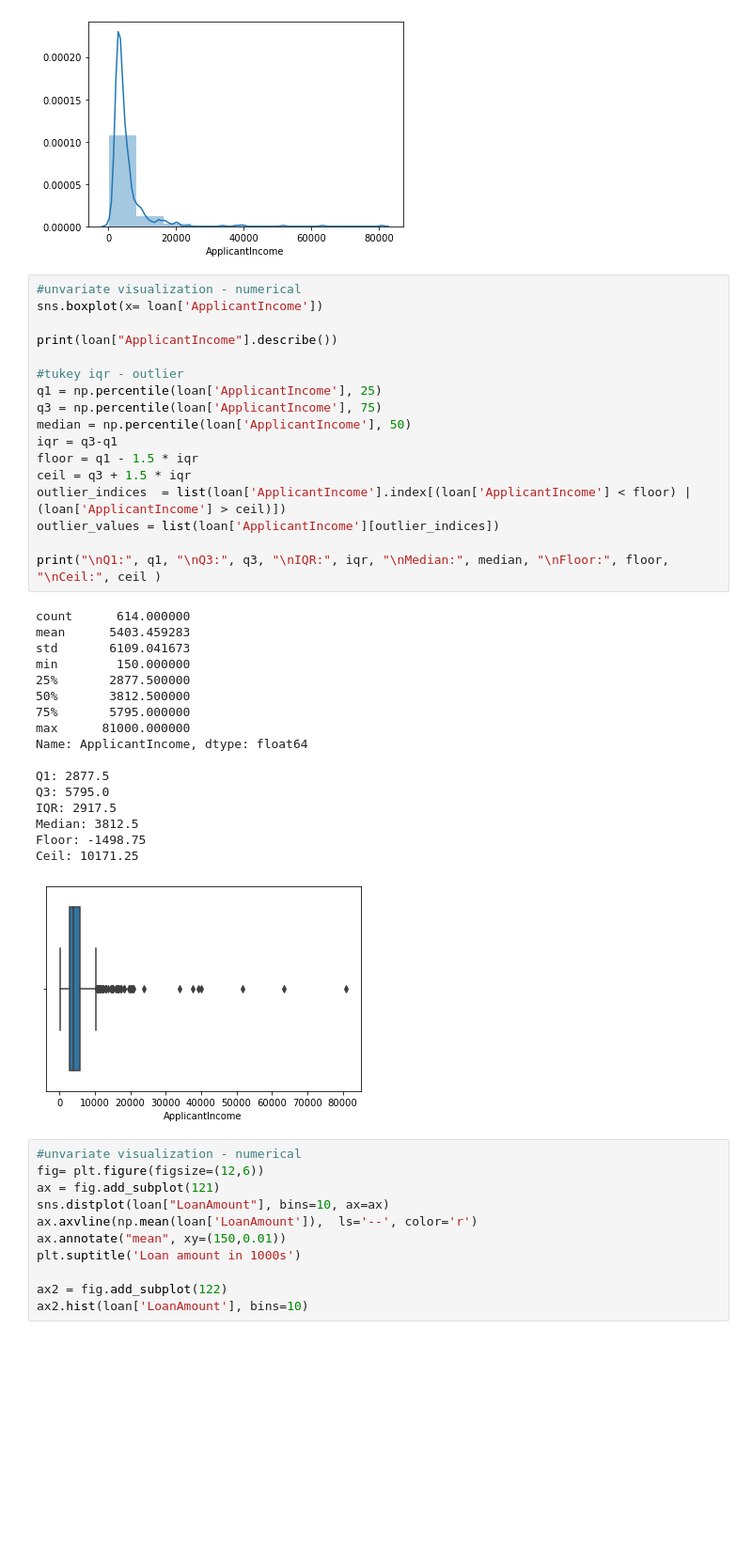
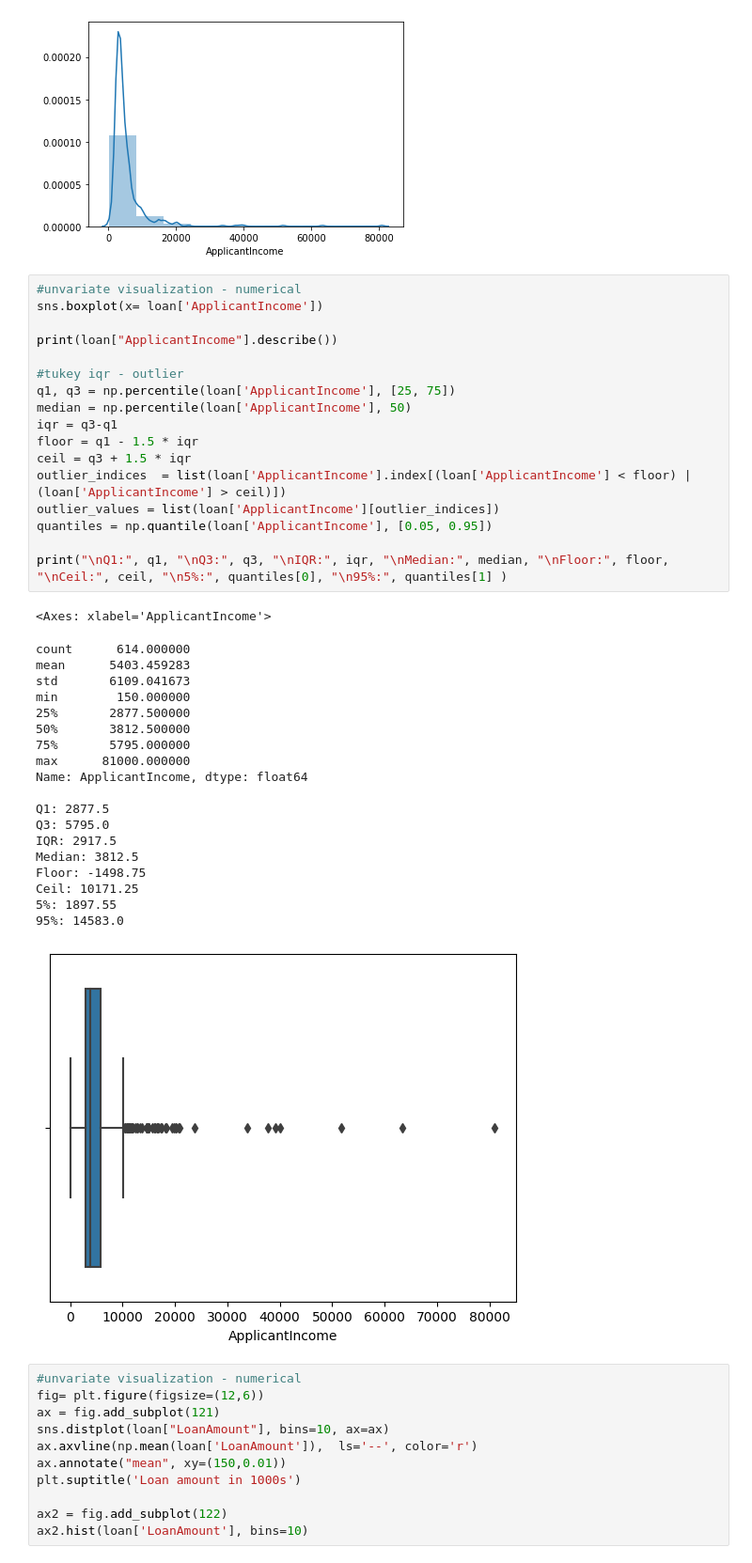
Before and after one commit to EdwinVivek/ML-hands-on-notebooks, a Jupyter notebook: Exploration and Preprocessing/exploration_techniques.ipynb, the cells around one changed output. Shown at 94% size. Drawn from its saved outputs; the diff is of its cells as text; blank space fills up the shorter version.

```diff
--- a/Exploration and Preprocessing/exploration_techniques.ipynb
+++ b/Exploration and Preprocessing/exploration_techniques.ipynb
@@ -79,38 +109,41 @@ Kurtosis: 60.0390403937373
 # %%
 #unvariate visualization - numerical
 sns.boxplot(x= loan['ApplicantIncome'])
 
 print(loan["ApplicantIncome"].describe())
 
 #tukey iqr - outlier
-q1 = np.percentile(loan['ApplicantIncome'], 25)
-q3 = np.percentile(loan['ApplicantIncome'], 75)
+q1, q3 = np.percentile(loan['ApplicantIncome'], [25, 75])
 median = np.percentile(loan['ApplicantIncome'], 50)
 iqr = q3-q1
 floor = q1 - 1.5 * iqr
 ceil = q3 + 1.5 * iqr
 outlier_indices  = list(loan['ApplicantIncome'].index[(loan['ApplicantIncome'] < floor) | (loan['ApplicantIncome'] > ceil)])
 outlier_values = list(loan['ApplicantIncome'][outlier_indices])
+quantiles = np.quantile(loan['ApplicantIncome'], [0.05, 0.95])
 
-print("\nQ1:", q1, "\nQ3:", q3, "\nIQR:", iqr, "\nMedian:", median, "\nFloor:", floor, "\nCeil:", ceil )
+print("\nQ1:", q1, "\nQ3:", q3, "\nIQR:", iqr, "\nMedian:", median, "\nFloor:", floor, "\nCeil:", ceil, "\n5%:", quantiles[0], "\n95%:", quantiles[1] )
 # %% [output]
-count      614.000000
-mean      5403.459283
-std       6109.041673
-min        150.000000
-25%       2877.500000
-50%       3812.500000
-75%       5795.000000
-max      81000.000000
-Name: ApplicantIncome, dtype: float64
-
-Q1: 2877.5
-Q3: 5795.0
-IQR: 2917.5
-Median: 3812.5
-Floor: -1498.75
-Ceil: 10171.25
+<Axes: xlabel='ApplicantIncome'>
+count      614.000000
+mean      5403.459283
+std       6109.041673
+min        150.000000
+25%       2877.500000
+50%       3812.500000
+75%       5795.000000
+max      81000.000000
+Name: ApplicantIncome, dtype: float64
+
+Q1: 2877.5
+Q3: 5795.0
+IQR: 2917.5
+Median: 3812.5
+Floor: -1498.75
+Ceil: 10171.25
+5%: 1897.55
+95%: 14583.0
-[figure, old version]
+[figure, new version]
 # %%
 #unvariate visualization - numerical
 fig= plt.figure(figsize=(12,6))
```
Also changed, not shown: parts of 13 cells of this notebook, 18 other files.
